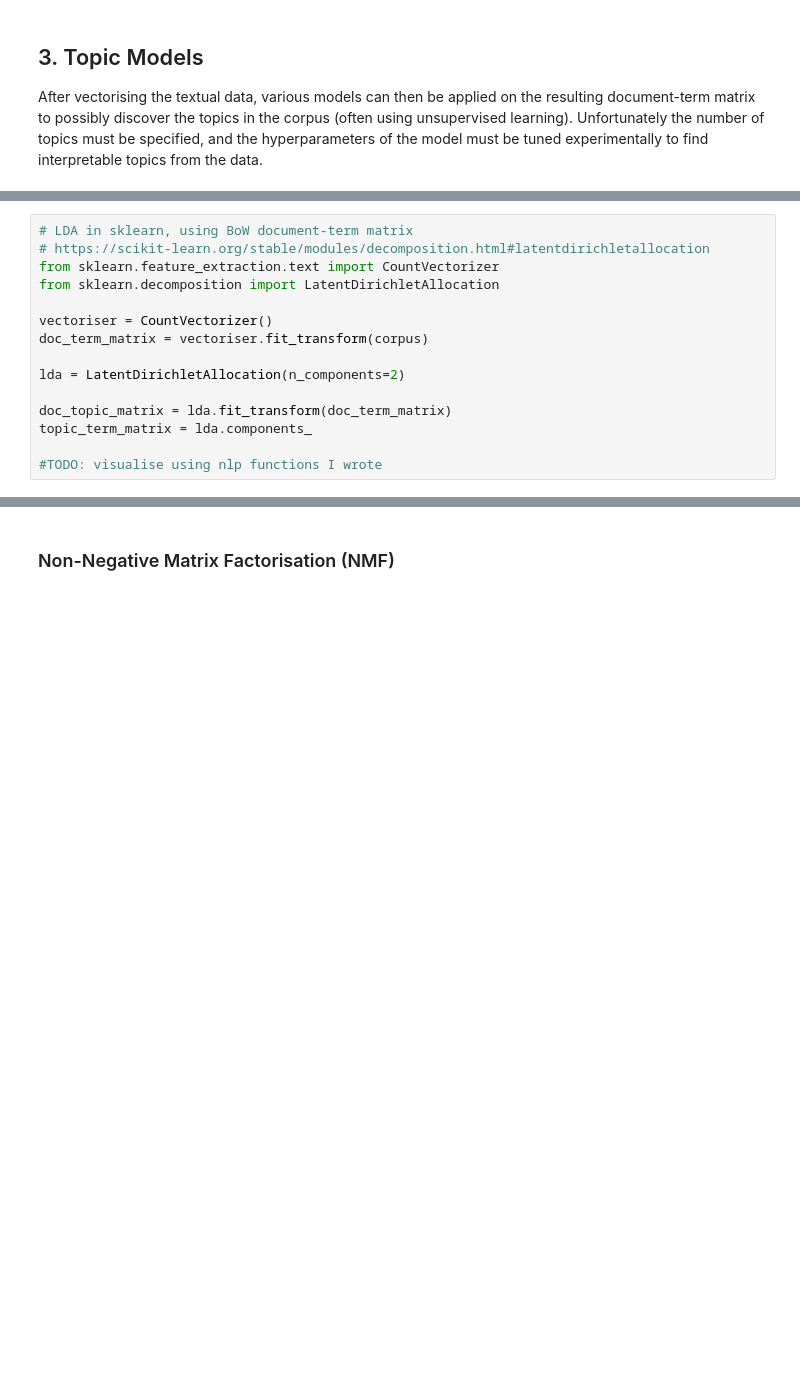
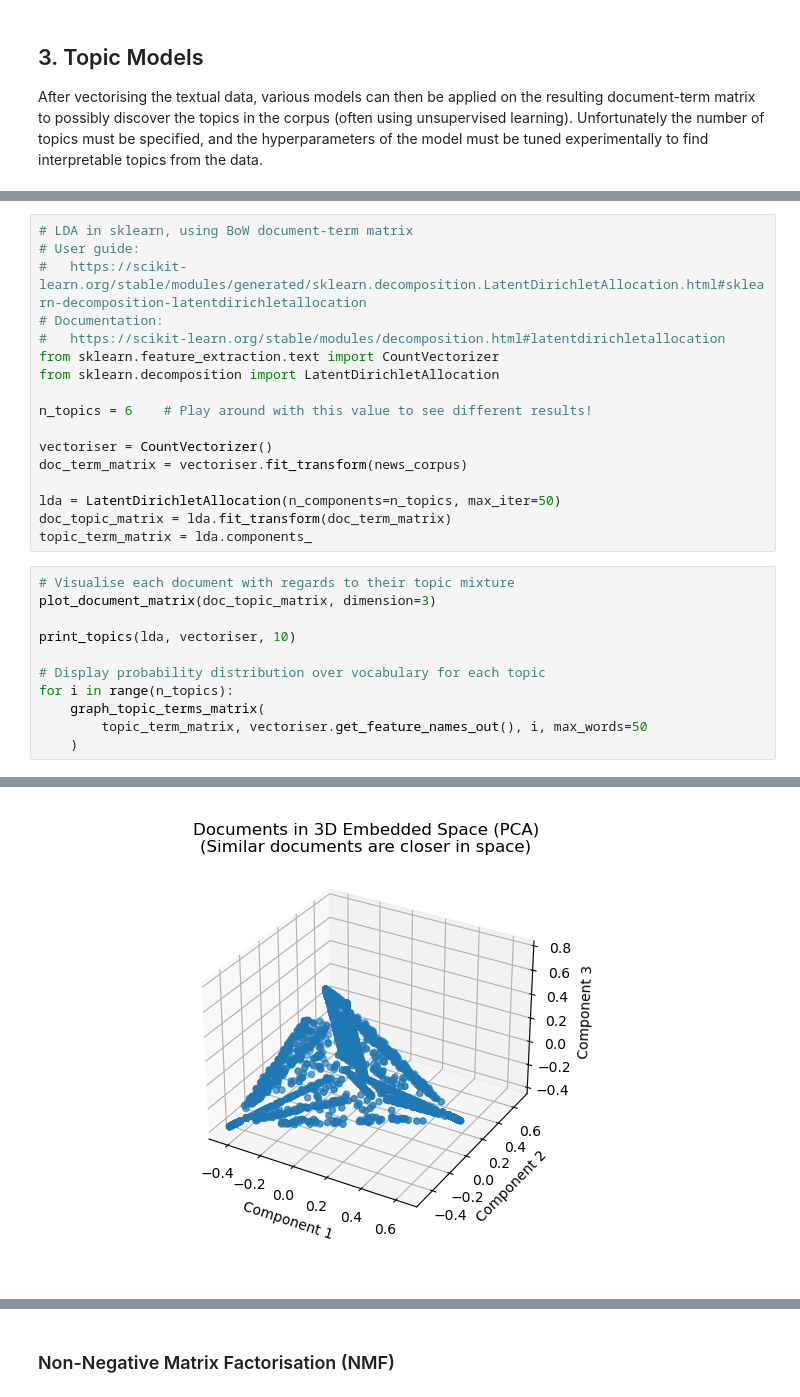
Before and after one commit to SodaVolcano/gcrl2000-topic-modeling, a Jupyter notebook: GCRL2000_Topic_Modelling/Topic_Modelling_Introduction.ipynb, the cells around one changed output, grey strips where cells are left out. Cells and saved outputs as stored; diff of their text form; blank space fills up the shorter version.

```diff
--- a/GCRL2000_Topic_Modelling/Topic_Modelling_Introduction.ipynb
+++ b/GCRL2000_Topic_Modelling/Topic_Modelling_Introduction.ipynb
@@ -250,16 +293,30 @@ $M_1$ and $M_2$ respectively =
 > **Author's note**: I don't know the specifics on how LDA reverses the steps, I just know it produces 2 matrices
 # %%
 # LDA in sklearn, using BoW document-term matrix
-# https://scikit-learn.org/stable/modules/decomposition.html#latentdirichletallocation
+# User guide:
+#   https://scikit-learn.org/stable/modules/generated/sklearn.decomposition.LatentDirichletAllocation.html#sklearn-decomposition-latentdirichletallocation
+# Documentation:
+#   https://scikit-learn.org/stable/modules/decomposition.html#latentdirichletallocation
 from sklearn.feature_extraction.text import CountVectorizer
 from sklearn.decomposition import LatentDirichletAllocation
 
+n_topics = 6    # Play around with this value to see different results!
+
 vectoriser = CountVectorizer()
-doc_term_matrix = vectoriser.fit_transform(corpus)
+doc_term_matrix = vectoriser.fit_transform(news_corpus)
 
-lda = LatentDirichletAllocation(n_components=2)
-
+lda = LatentDirichletAllocation(n_components=n_topics, max_iter=50)
 doc_topic_matrix = lda.fit_transform(doc_term_matrix)
 topic_term_matrix = lda.components_
-
-#TODO: visualise using nlp functions I wrote
+# %%
+# Visualise each document with regards to their topic mixture
+plot_document_matrix(doc_topic_matrix, dimension=3)
+
+print_topics(lda, vectoriser, 10)
+
+# Display probability distribution over vocabulary for each topic
+for i in range(n_topics):
+    graph_topic_terms_matrix(
+        topic_term_matrix, vectoriser.get_feature_names_out(), i, max_words=50
+    )
+# %% [output]
@@ -265,0 +340 @@ topic_term_matrix = lda.components_
+[figure, added]
```
Also changed, not shown: parts of 8 cells of this notebook, 1 other file.
